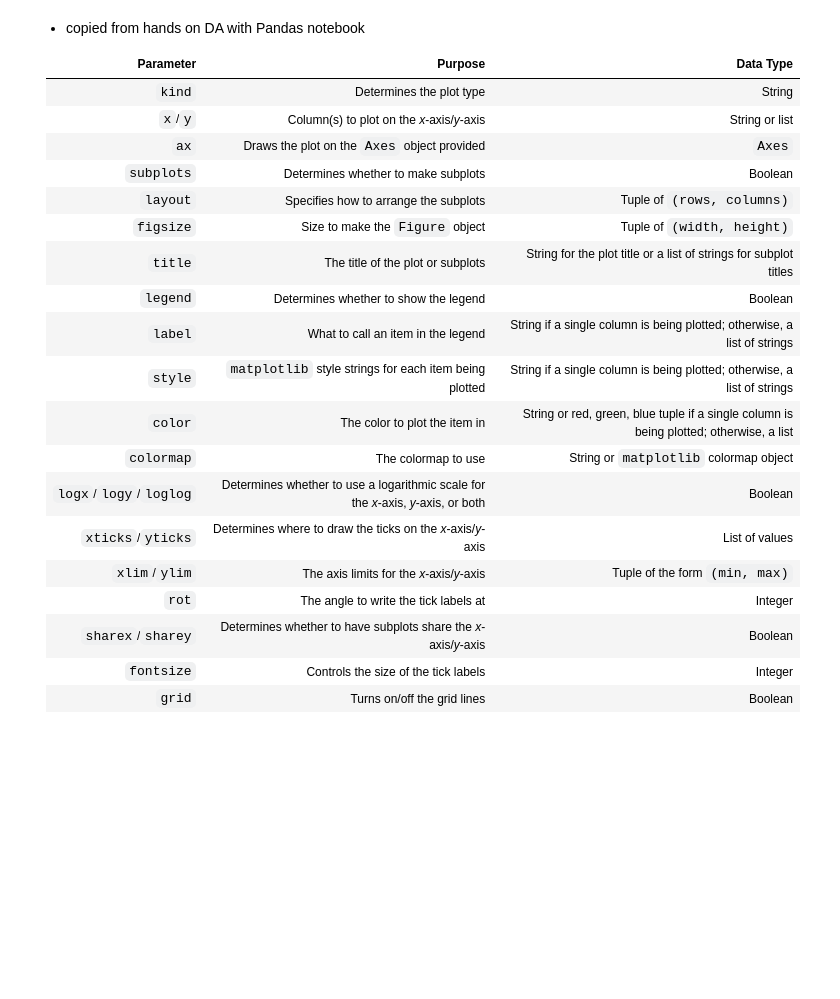
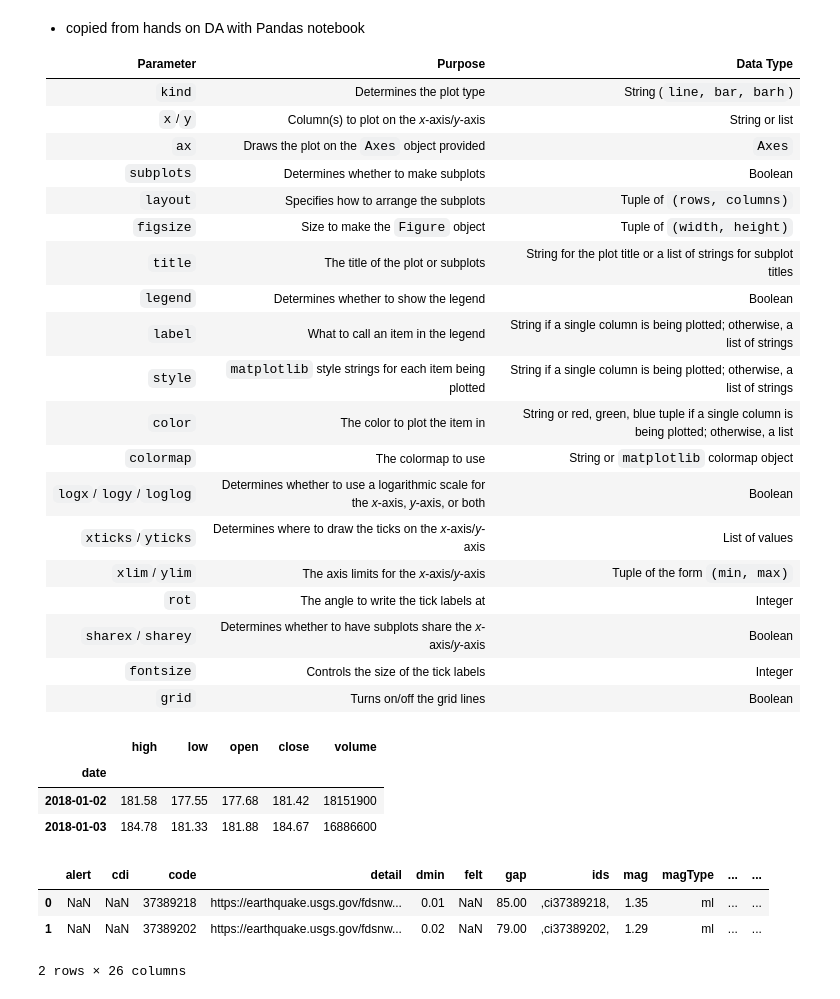
Before and after one commit to nadia-paz/ds-learning, a Jupyter notebook: data_analysis_pandas/11_pandas_viz.ipynb, the cells around one changed output. Drawn from its saved outputs; the diff is of its cells as text; code cells hidden in the pictures; blank space fills up the shorter version.

Commit message:
add line plots

```diff
--- a/data_analysis_pandas/11_pandas_viz.ipynb
+++ b/data_analysis_pandas/11_pandas_viz.ipynb
@@ -6,7 +10,7 @@ import matplotlib.pyplot as plt
 
 | Parameter | Purpose | Data Type |
 | --- | --- | --- |
-| `kind` | Determines the plot type | String |
+| `kind` | Determines the plot type | String (`line, bar, barh`) |
 | `x`/`y` | Column(s) to plot on the *x*-axis/*y*-axis | String or list |
 | `ax` | Draws the plot on the `Axes` object provided | `Axes` |
 | `subplots` | Determines whether to make subplots | Boolean |
@@ -27,0 +41,14 @@ import matplotlib.pyplot as plt
+# %%
+fb.head(2)
+# %% [output]
+|  | high | low | open | close | volume |
+| date |  |  |  |  |  |
+| 2018-01-02 | 181.58 | 177.55 | 177.68 | 181.42 | 18151900 |
+| 2018-01-03 | 184.78 | 181.33 | 181.88 | 184.67 | 16886600 |
+# %%
+eq.head(2)
+# %% [output]
+|  | alert | cdi | code | detail | dmin | felt | gap | ids | mag | magType | ... | ... |
+| 0 | NaN | NaN | 37389218 | https://earthquake.usgs.gov/fdsnw... | 0.01 | NaN | 85.00 | ,ci37389218, | 1.35 | ml | ... | ... |
+| 1 | NaN | NaN | 37389202 | https://earthquake.usgs.gov/fdsnw... | 0.02 | NaN | 79.00 | ,ci37389202, | 1.29 | ml | ... | ... |
+2 rows × 26 columns
```
Also changed, not shown: parts of 9 cells of this notebook.
